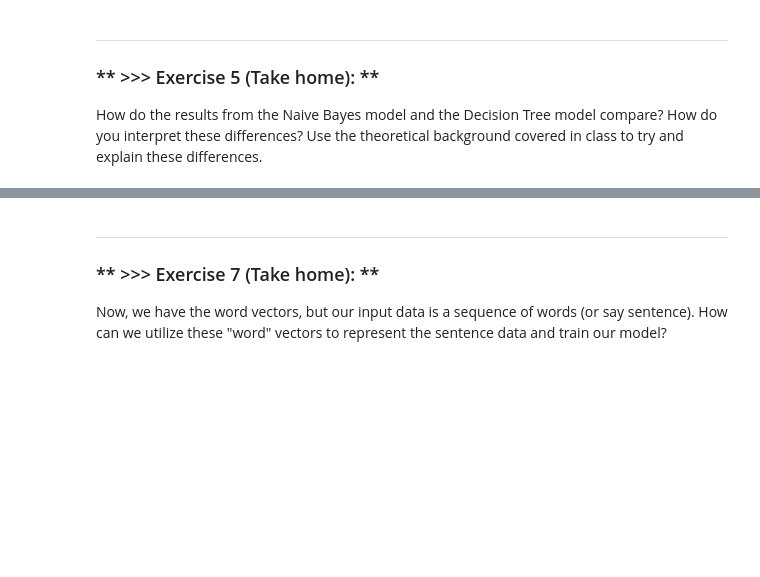
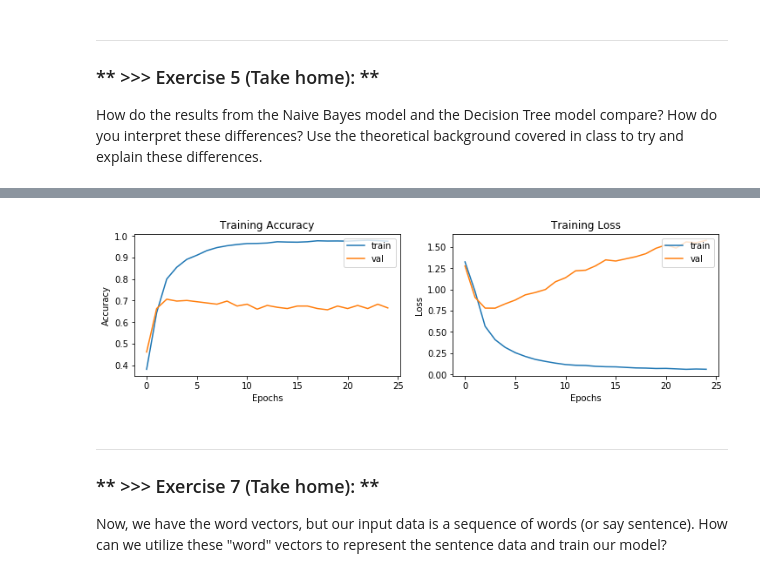
Before and after one commit to SHLee06/DM2021-Lab2-HW2, a Jupyter notebook: DM2021-Lab2-Homework.ipynb, the cells around one changed output, grey strips where cells are left out. Saved outputs shown, nothing was run; the diff lists cells and outputs as text; code cells hidden in the pictures; blank space fills up the shorter version.

```diff
--- a/DM2021-Lab2-Homework.ipynb
+++ b/DM2021-Lab2-Homework.ipynb
@@ -72,0 +61,4 @@ test_df = test_df.sample(frac=1)
+# %%
+#Let's take a look at the training log
+training_log = pd.DataFrame()
+training_log = pd.read_csv("logs/training_log.csv")
@@ -125,0 +230,25 @@ Plot the Training and Validation Accuracy and Loss (different plots), just like
+# %%
+# Answer here
+from matplotlib import pyplot as plt
+
+f = plt.figure(figsize=(12,3))
+ax = f.add_subplot(121)
+ax2 = f.add_subplot(122)
+
+ax.plot(training_log['accuracy'])
+ax.plot(training_log['val_accuracy'])
+ax.set_title('Training Accuracy')
+ax.set_ylabel('Accuracy')
+ax.set_xlabel('Epochs')
+ax.legend(['train', 'val'], loc='upper right')
+
+ax2.plot(training_log['loss'])
+ax2.plot(training_log['val_loss'])
+ax2.set_title('Training Loss')
+ax2.set_ylabel('Loss')
+ax2.set_xlabel('Epochs')
+ax2.legend(['train', 'val'], loc='upper right')
+
+plt.show()
+# %% [output]
+[figure, added]
```
Also changed, not shown: parts of 37 cells of this notebook, 12 other files.
